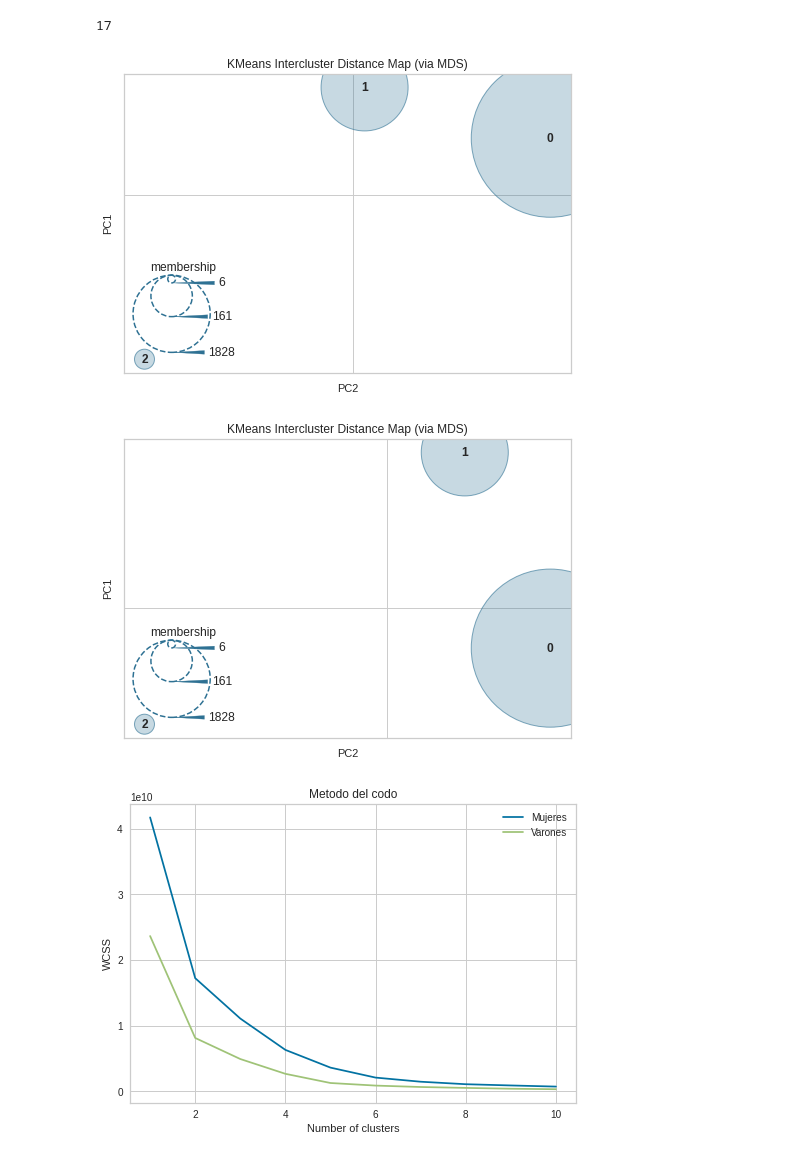
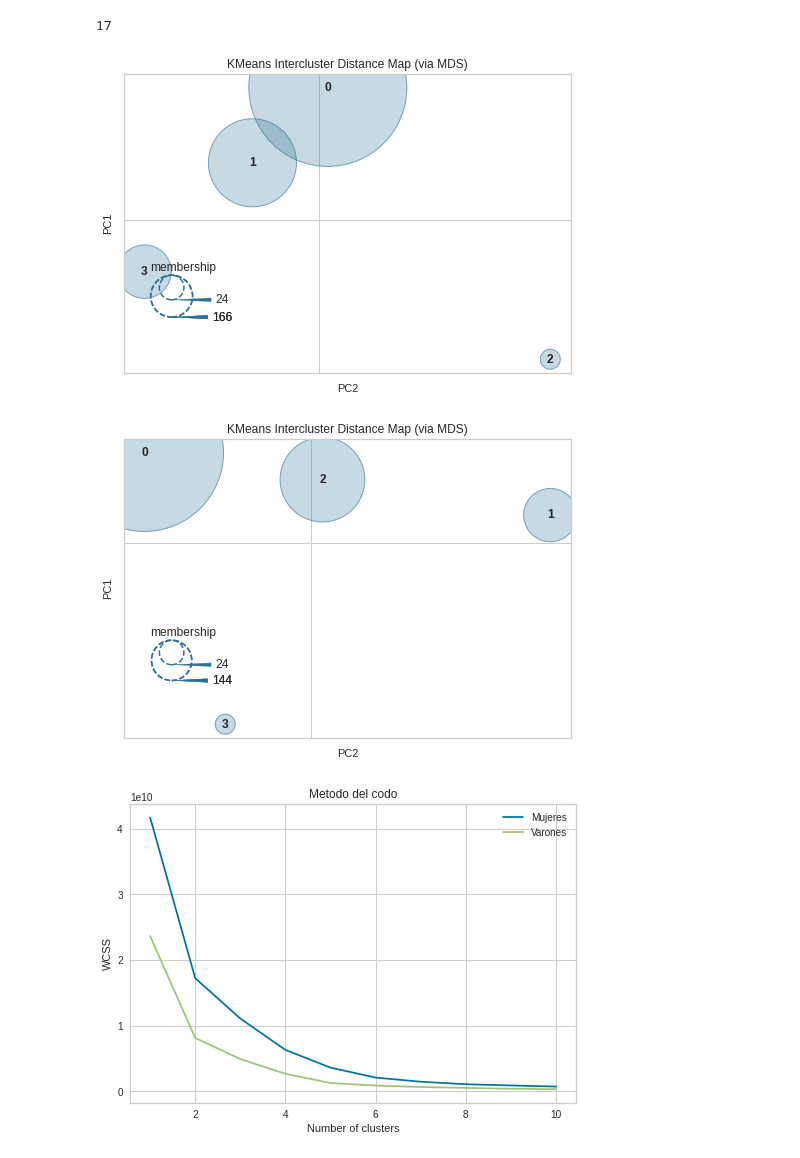
Before and after one commit to la-elias/Hackathon2020, a Jupyter notebook: Clustering.ipynb, the cells around one changed output. Drawn from its saved outputs; the diff is of its cells as text; code cells hidden in the pictures.

```diff
--- a/Clustering.ipynb
+++ b/Clustering.ipynb
@@ -58,11 +58,11 @@ X_m=dataset_M.iloc[:, [3,6,7,8,9,10,11,15,16]].values # puede ser tambien edad:
 from sklearn.datasets import make_blobs
 from yellowbrick.cluster import InterclusterDistance
 # %%
-visualizer = InterclusterDistance(cluster.KMeans(3))#Can change k
+visualizer = InterclusterDistance(cluster.KMeans(4))#Can change k
 visualizer.fit(X_v) # Fit the training data to the visualizer
 visualizer.poof() # Draw/show/poof the data
 # %% [output]
-[figure, old version]
+[figure, new version]
 # %%
 svd = TruncatedSVD(n_components=2,n_iter=10)
 normalizer = Normalizer(copy=False)#Since LSA/SVD results are not normalized, we have to redo the normalization.
@@ -70,11 +70,11 @@ lsa = make_pipeline(svd, normalizer)
 X_M = svd.fit_transform(X_m)
 X_V= svd.fit_transform(X_v)
 # %%
-visualizer = InterclusterDistance(cluster.KMeans(3))#Can change k
+visualizer = InterclusterDistance(cluster.KMeans(4))#Can change k
 visualizer.fit(X_V) # Fit the training data to the visualizer
 visualizer.poof() # Draw/show/poof the data
 # %% [output]
-[figure, old version]
+[figure, new version]
 # %%
 from sklearn.cluster import KMeans
 wcss_V= []
```
Also changed, not shown: parts of 5 cells of this notebook.
